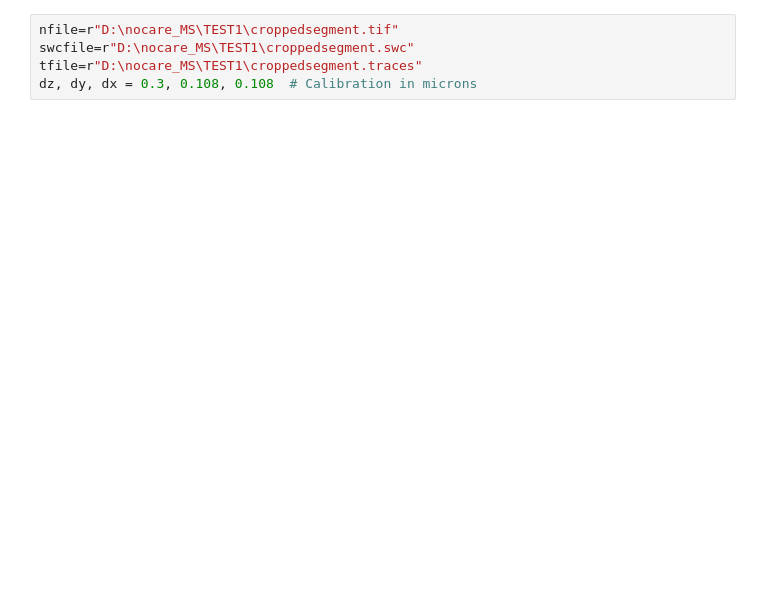
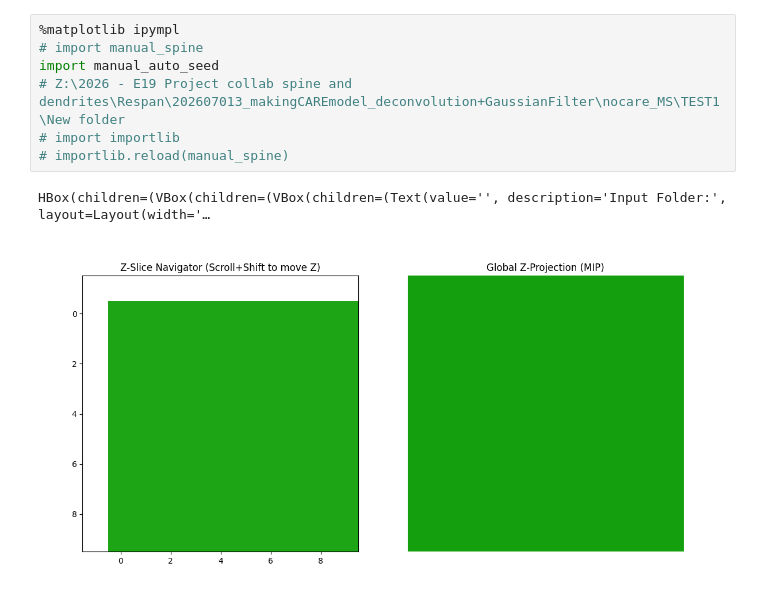
Before and after one commit to RumbaughLab/spine_manual_tool, a Jupyter notebook: manual_spine.ipynb, the cells around one changed output. Cells and saved outputs as stored; diff of their text form; blank space fills up the shorter version.

Commit message:
manual auto seed UI

```diff
--- a/manual_spine.ipynb
+++ b/manual_spine.ipynb
@@ -1,5 +1,10 @@
 # %%
-nfile=r"D:\nocare_MS\TEST1\croppedsegment.tif"
-swcfile=r"D:\nocare_MS\TEST1\croppedsegment.swc"
-tfile=r"D:\nocare_MS\TEST1\croppedsegment.traces"
-dz, dy, dx = 0.3, 0.108, 0.108  # Calibration in microns
+%matplotlib ipympl
+# import manual_spine
+import manual_auto_seed
+# Z:\2026 - E19 Project collab spine and dendrites\Respan\202607013_makingCAREmodel_deconvolution+GaussianFilter\nocare_MS\TEST1\New folder
+# import importlib
+# importlib.reload(manual_spine)
+# %% [output]
+HBox(children=(VBox(children=(VBox(children=(Text(value='', description='Input Folder:', layout=Layout(width='…
+[figure, added]
```
Also changed, not shown: parts of 1 cell of this notebook, 11 other files.
